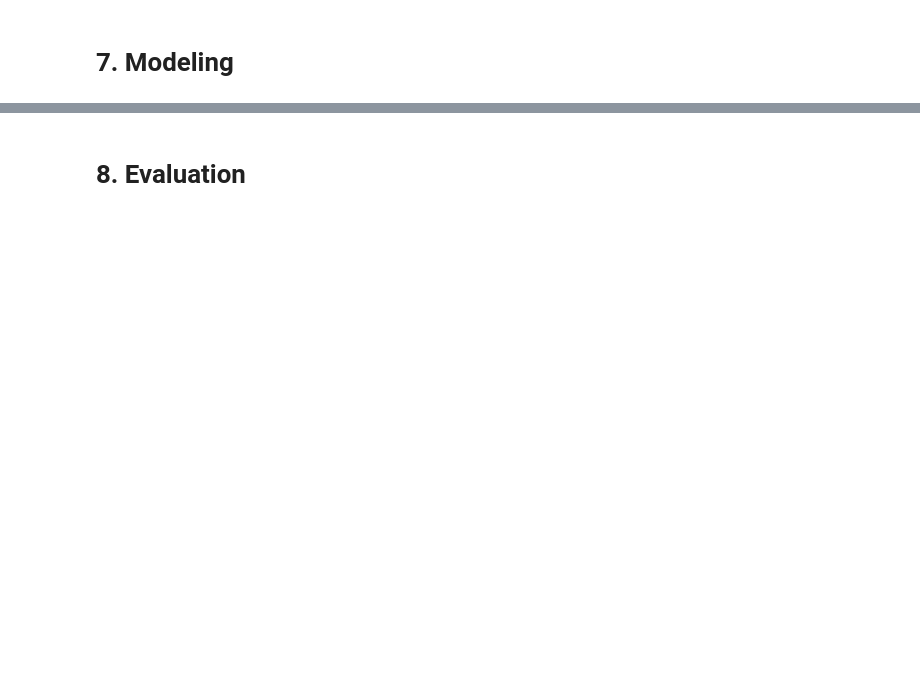
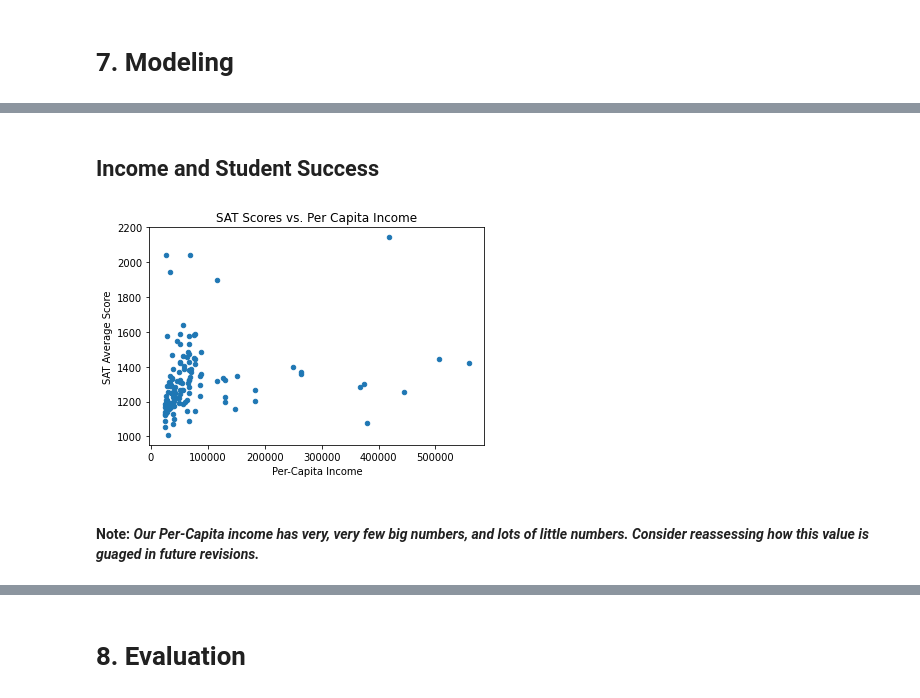
Before and after one commit to Paganiniana/Coursera_Capstone, a Jupyter notebook: neighborhood_education.ipynb, the cells around one changed output, grey strips where cells are left out. Cells and saved outputs as stored; diff of their text form; code cells hidden in the pictures; blank space fills up the shorter version.

```diff
--- a/neighborhood_education.ipynb
+++ b/neighborhood_education.ipynb
@@ -199,3 +337,7 @@ zips = pd.Series(zips)
 len(zips.unique())
 # %% [output]
 148
+# %%
+# Assign zip values to zip column in neighborhood_df
+
+neighborhood_df['zip'] = zips
@@ -203,0 +659,16 @@ len(zips.unique())
+# %% [markdown]
+## Income and Student Success
+# %%
+# Get Correlations
+
+combined_df.plot.scatter('per_capita_income', 'sat_av')
+
+plt.title('SAT Scores vs. Per Capita Income')
+plt.xlabel('Per-Capita Income')
+plt.ylabel('SAT Average Score')
+
+plt.show()
+# %% [output]
+[figure, added]
+# %% [markdown]
+#### Note: *Our Per-Capita income has very, very few big numbers, and lots of little numbers. Consider reassessing how this value is guaged in future revisions.*
```
Also changed, not shown: parts of 72 cells of this notebook.
